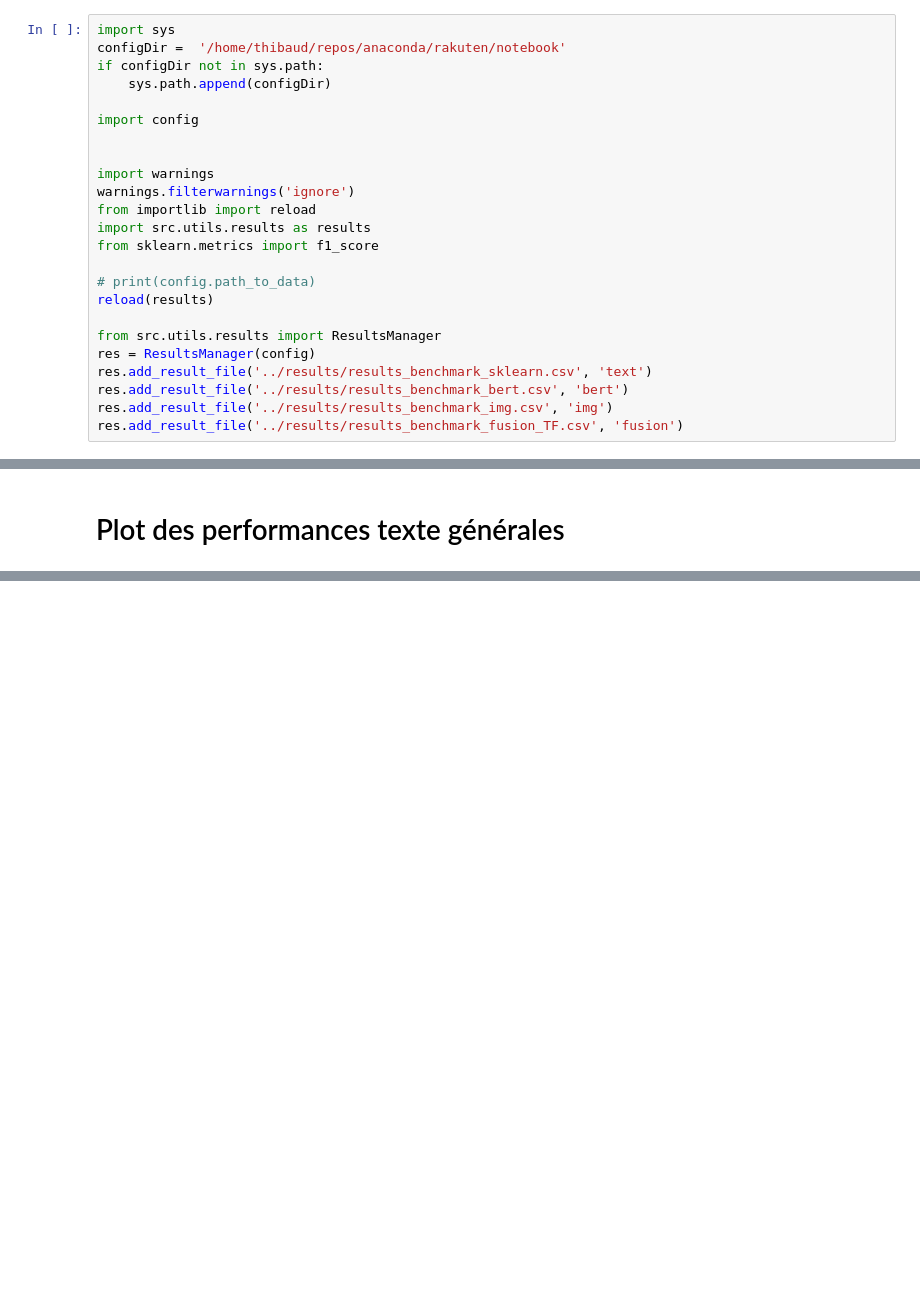
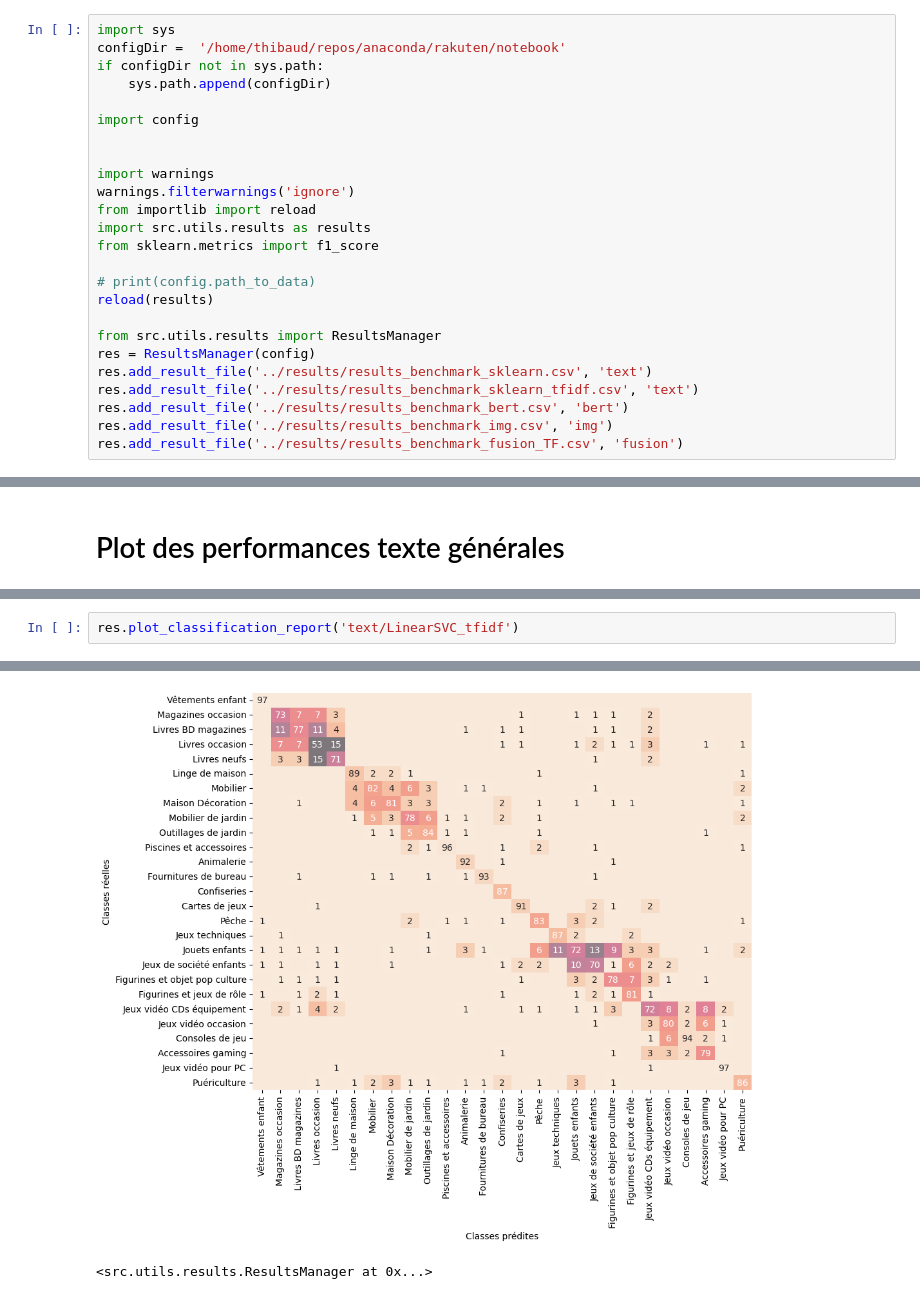
Before and after one commit to Konarovic/Rakuten, a Jupyter notebook: notebook/notebook_rapport.ipynb, the cells around one changed output, grey strips where cells are left out. Drawn from its saved outputs; the diff is of its cells as text; blank space fills up the shorter version.

Commit message:
Improve plot benchmarks

```diff
--- a/notebook/notebook_rapport.ipynb
+++ b/notebook/notebook_rapport.ipynb
@@ -19,6 +19,7 @@ reload(results)
 from src.utils.results import ResultsManager
 res = ResultsManager(config)
 res.add_result_file('../results/results_benchmark_sklearn.csv', 'text')
+res.add_result_file('../results/results_benchmark_sklearn_tfidf.csv', 'text')
 res.add_result_file('../results/results_benchmark_bert.csv', 'bert')
 res.add_result_file('../results/results_benchmark_img.csv', 'img')
 res.add_result_file('../results/results_benchmark_fusion_TF.csv', 'fusion')
@@ -32,0 +69,3 @@ res.plot_f1_scores(['text'], figsize=(800,600))
+# %%
+res.plot_classification_report('text/LinearSVC_tfidf')
+# %% [output]
@@ -32,0 +89,2 @@ res.plot_f1_scores(['text'], figsize=(800,600))
+[figure, added]
+<src.utils.results.ResultsManager at 0x...>
```
Also changed, not shown: parts of 7 cells of this notebook, 3 other files.
